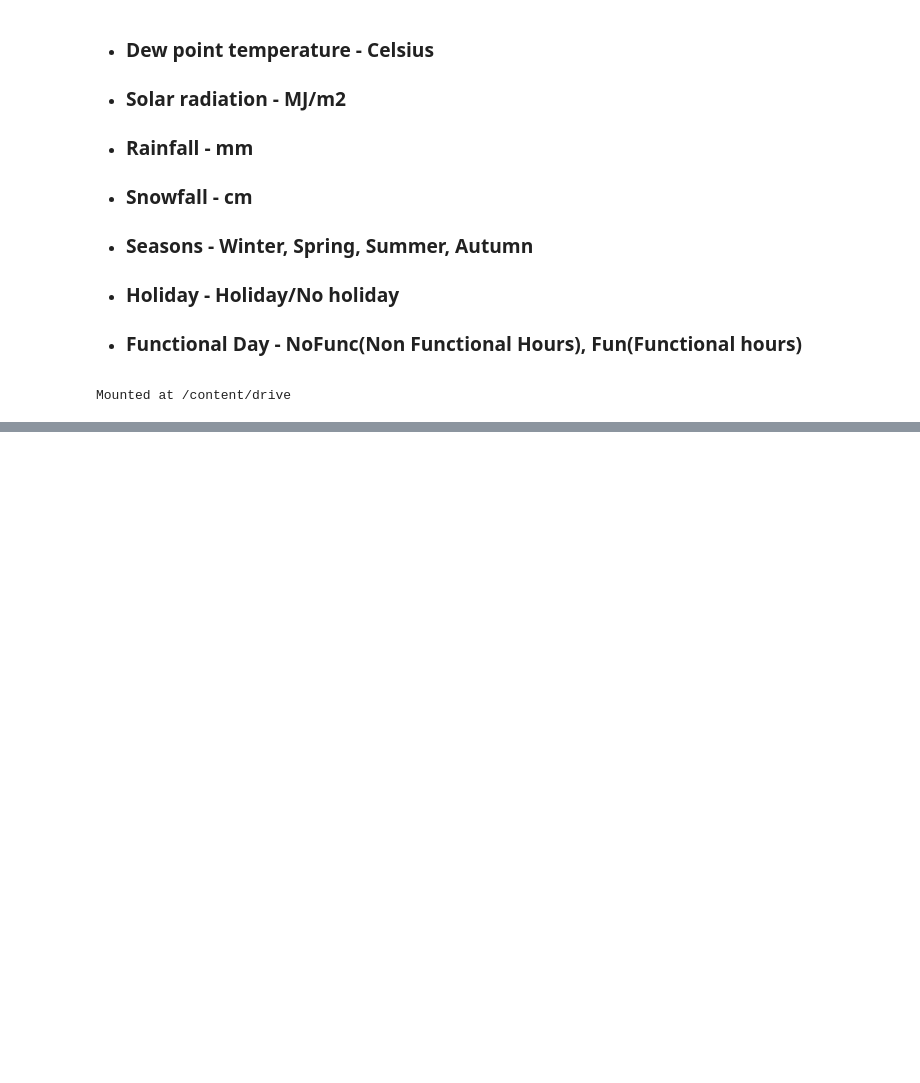
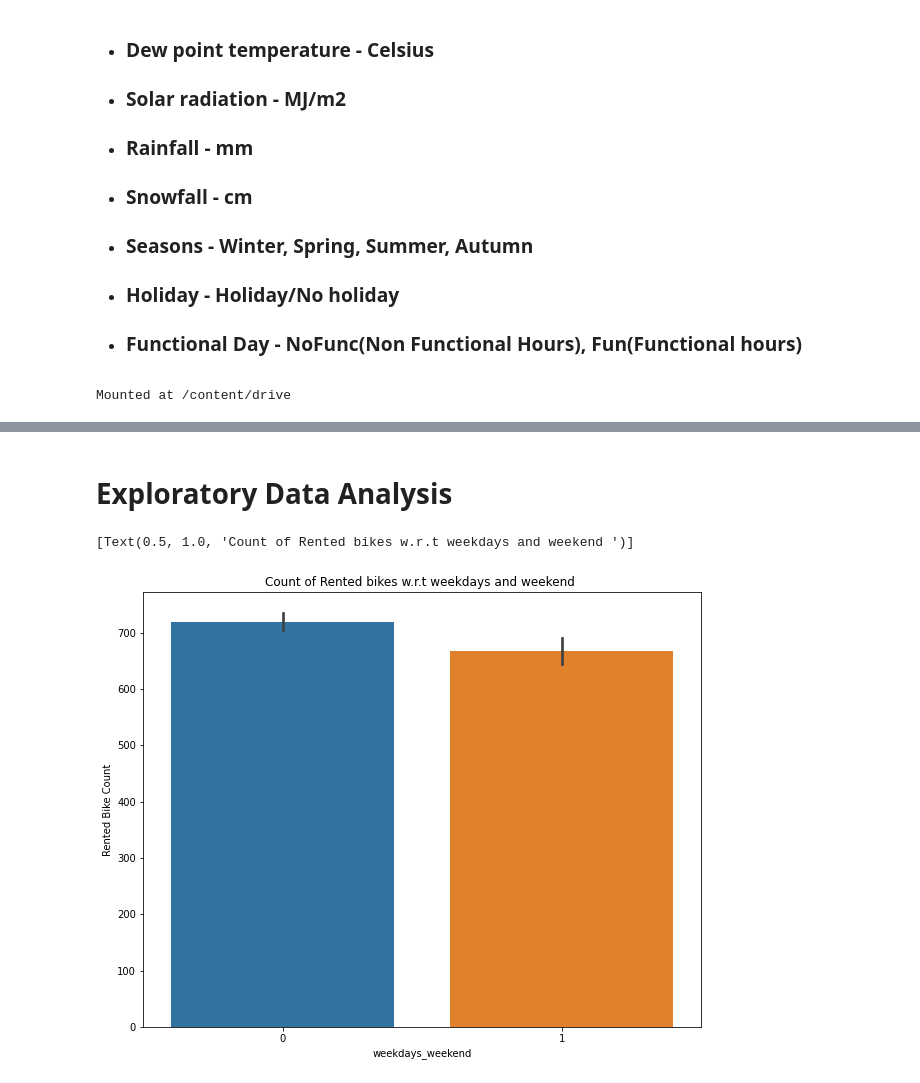
Before and after one commit to Rochakr4/Bike-Sharing-Demand-Prediction---Capstone-Project, a Jupyter notebook: Bike_Sharing_Demand_Prediction_Capstone_Project.ipynb, the cells around one changed output, grey strips where cells are left out. Cells and saved outputs as stored; diff of their text form; code cells hidden in the pictures; blank space fills up the shorter version.

```diff
--- a/Bike_Sharing_Demand_Prediction_Capstone_Project.ipynb
+++ b/Bike_Sharing_Demand_Prediction_Capstone_Project.ipynb
@@ -76,0 +146,10 @@ bike_df=pd.read_csv('/content/drive/MyDrive/SeoulBikeData.csv',encoding = 'unico
+# %%
+# Changing the "Date" column into three "year","month","day" column
+bike_df['Date'] = bike_df['Date'].apply(lambda x:
+                                    dt.datetime.strptime(x,"%d/%m/%Y"))
+# %%
+bike_df['year'] = bike_df['Date'].dt.year
+bike_df['month'] = bike_df['Date'].dt.month
+bike_df['day'] = bike_df['Date'].dt.day_name()
+bike_df['weekdays_weekend']=bike_df['day'].apply(lambda x : 1 if x=='Saturday' or x=='Sunday' else 0 )
+bike_df=bike_df.drop(columns=['Date','day','year'],axis=1)
@@ -76,0 +165,14 @@ bike_df=pd.read_csv('/content/drive/MyDrive/SeoulBikeData.csv',encoding = 'unico
+# %%
+#Changing data type of
+cols=['Hour','month','weekdays_weekend']
+for col in cols:
+  bike_df[col]=bike_df[col].astype('category')
+# %% [markdown]
+# **Exploratory Data Analysis**
+# %%
+fig,ax=plt.subplots(figsize=(10,8))
+sns.barplot(data=bike_df,x='weekdays_weekend',y='Rented Bike Count')
+ax.set(title='Count of Rented bikes w.r.t weekdays and weekend ')
+# %% [output]
+[Text(0.5, 1.0, 'Count of Rented bikes w.r.t weekdays and weekend ')]
+[figure, added]
```
Also changed, not shown: parts of 15 cells of this notebook.
